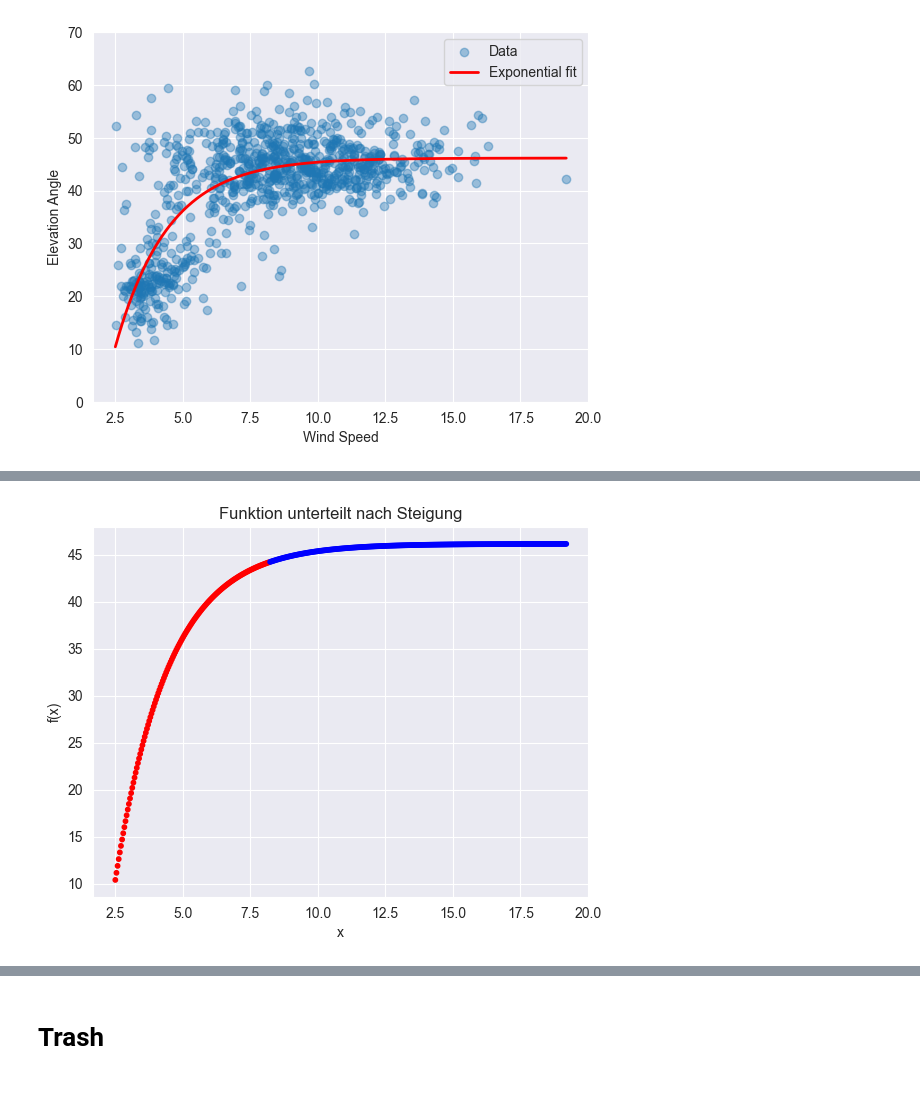
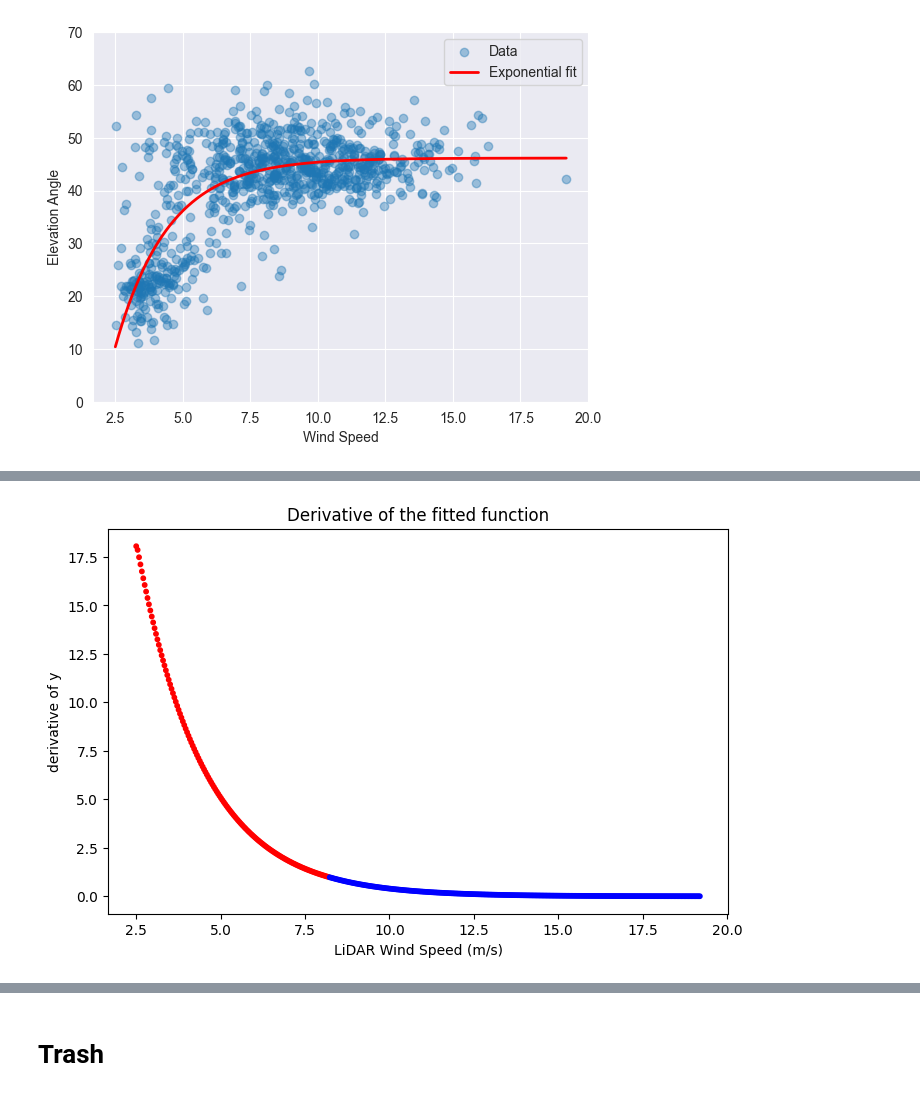
Before and after one commit to begumaltikulac/semikite, a Jupyter notebook: src/Data_Analysis/Correlation_angle_winspeed.ipynb, the cells around one changed output, grey strips where cells are left out. Drawn from its saved outputs; the diff is of its cells as text; code cells hidden in the pictures.

Commit message:
divided the scatter plot into two sections

```diff
--- a/src/Data_Analysis/Correlation_angle_winspeed.ipynb
+++ b/src/Data_Analysis/Correlation_angle_winspeed.ipynb
@@ -510,25 +483,28 @@ R²: 0.5045787952487868
 # %%
 # derivative of the function
-y = exp_func(x_grid, *popt)
-x = x_grid
-dy_dx = np.gradient(y, x)
+y_fit = exp_func(x_grid, *popt)
+x_fit = x_grid
+dy_dx = np.gradient(y_fit, x_fit) # derivative
 
-steigung_schwelle = 1.0
-# steigung_schwelle=2 bedeutet: Wenn x um 1 Einheit zunimmt, steigt f(x) um 2 Einheiten.
+threshold = 1.0
+# threshold=2 means: if x increases by 1, y' increases by 2
 
-# Unterteilung je nach Steigung
-bereich1 = y[dy_dx <= steigung_schwelle]  # flacher Bereich
-bereich2 = y[dy_dx > steigung_schwelle]   # steiler Bereich
+# divide into sections
+section2_y = y_fit[dy_dx <= threshold]  # section with slight increase
+section1_y = y_fit[dy_dx > threshold]   # section with steep increase
+section2_x = x_fit[dy_dx <= threshold]  # section with slight increase
+section1_x = x_fit[dy_dx > threshold]   # section with steep increase
 
-# Optional: Markierung der Punkte nach Bereich
-farbe = np.where(dy_dx <= steigung_schwelle, 'blue', 'red')
+# mark sections in different colours
+colour_threshold = np.where(dy_dx <= threshold, 'blue', 'red')
 
 # Plot
-plt.scatter(x, y, c=farbe, s=10)
-#plt.plot(dy_dx)
-plt.xlabel('x')
-plt.ylabel('f(x)')
-plt.title('Funktion unterteilt nach Steigung')
+fig2 = plt.figure(figsize=(8,5))
+plt.scatter(x_fit, dy_dx, c=colour_threshold, s=10)
+plt.xlabel('LiDAR Wind Speed (m/s)')
+plt.ylabel('derivative of y')
+plt.title('Derivative of the fitted function')
 plt.show()
+fig2.savefig("Plots/ScatterPlot_derivative.pdf")
 # %% [output]
-[figure, old version]
+[figure, new version]
```
Also changed, not shown: parts of 5 cells of this notebook, 7 other files.
